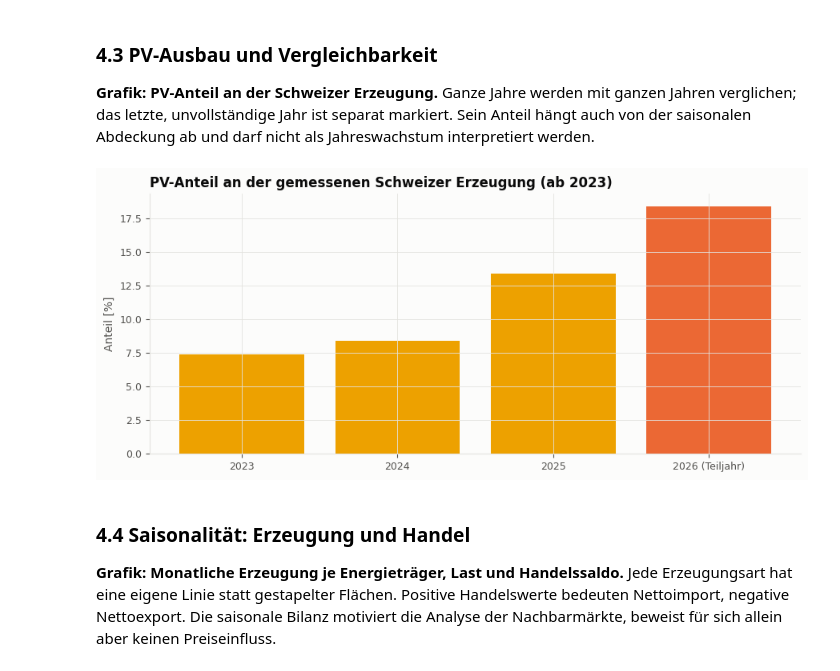
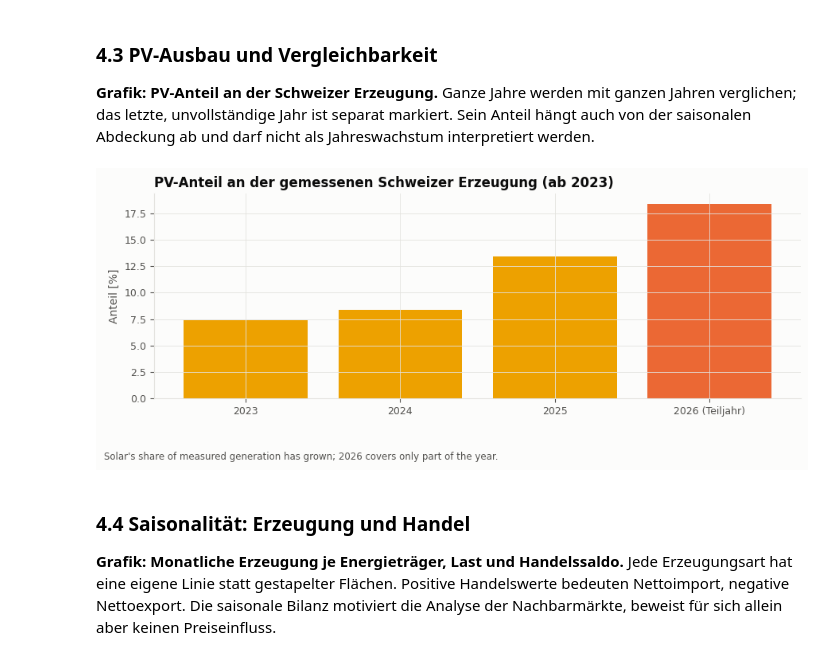
Before and after one commit to aaron04648/AI-EMS, a Jupyter notebook: notebooks/01_data_understanding.ipynb, the cells around one changed output. Saved outputs shown, nothing was run; the diff lists cells and outputs as text; code cells hidden in the pictures.

```diff
--- a/notebooks/01_data_understanding.ipynb
+++ b/notebooks/01_data_understanding.ipynb
@@ -694,12 +709,12 @@ von der saisonalen Abdeckung ab und darf nicht als Jahreswachstum interpretiert
 # %%
 fig, ax = plt.subplots(figsize=(9, 4))
 labels = [f"{y}" + (" (Teiljahr)" if y == NOW.year else "") for y in table.index]
 ax.bar(labels, table["PV-Anteil %"], color=[COLORS[3] if y < NOW.year else COLORS[1] for y in table.index])
 ax.set_title("PV-Anteil an der gemessenen Schweizer Erzeugung (ab 2023)")
 ax.set_ylabel("Anteil [%]")
-save(fig, "07_pv_anteil.png")
+save(fig, "07_pv_anteil.png", "Solar's share of measured generation has grown; 2026 covers only part of the year.")
 # %% [output]
-[figure, old version]
+[figure, new version]
 # %% [markdown]
 ### 4.4 Saisonalität: Erzeugung und Handel
 
```
Also changed, not shown: parts of 17 cells of this notebook, 16 other files.
